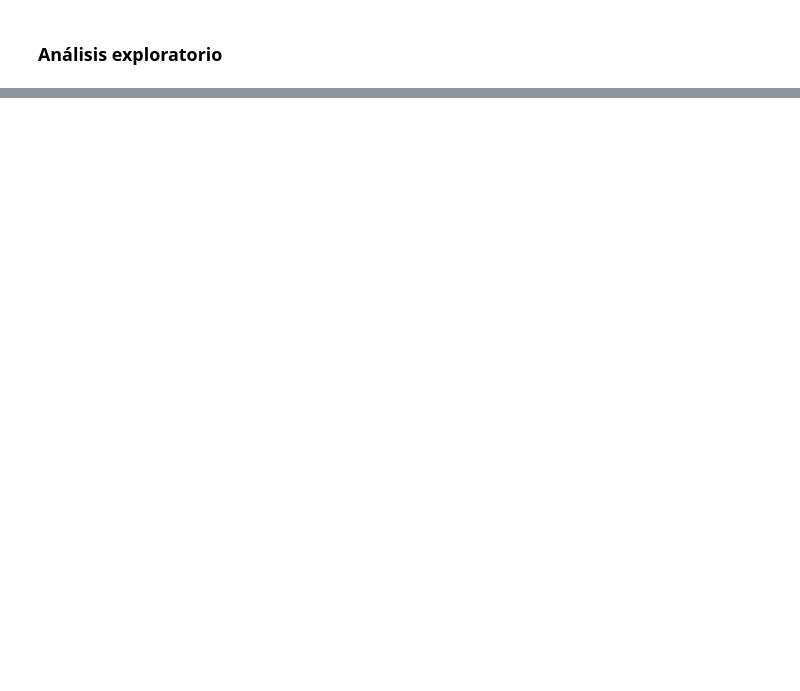
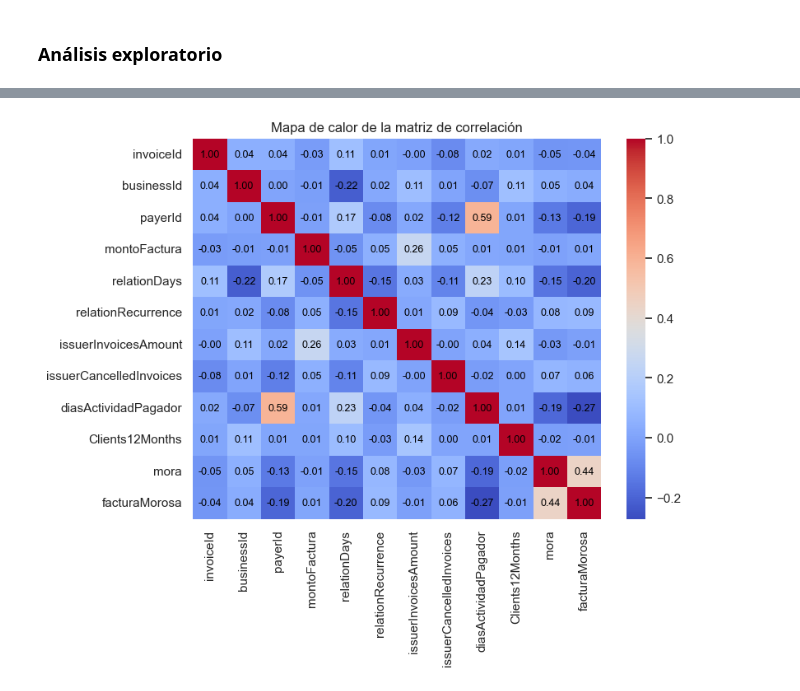
Before and after one commit to lezamora/xepelin_challenge, a Jupyter notebook: notebooks/02_analisis_exploratorio.ipynb, the cells around one changed output, grey strips where cells are left out. Drawn from its saved outputs; the diff is of its cells as text; code cells hidden in the pictures; blank space fills up the shorter version.

```diff
--- a/notebooks/02_analisis_exploratorio.ipynb
+++ b/notebooks/02_analisis_exploratorio.ipynb
@@ -128,0 +194,24 @@ df.to_csv("test.csv", index_label=False)
+# %%
+# Calculamos la matriz de correlación
+correlation_matrix = df.corr()
+# %%
+# Configuramos el estilo de Seaborn (opcional)
+sns.set(style="whitegrid")
+
+# Creamos el mapa de calor
+plt.figure(figsize=(8, 6))
+heatmap = sns.heatmap(correlation_matrix, annot=False, cmap="coolwarm", fmt=".2f")
+
+# Agregamos los valores dentro del mapa de calor
+for i in range(len(correlation_matrix)):
+    for j in range(len(correlation_matrix)):
+        text = f"{correlation_matrix.iloc[i, j]:.2f}"
+        heatmap.text(
+            j + 0.5, i + 0.5, text, ha="center", va="center", color="black", size="9"
+        )
+
+# Ajustamos el diseño y mostramos el mapa de calor
+plt.title("Mapa de calor de la matriz de correlación")
+plt.show()
+# %% [output]
+[figure, added]
```
Also changed, not shown: parts of 108 cells of this notebook, 1 other file.
